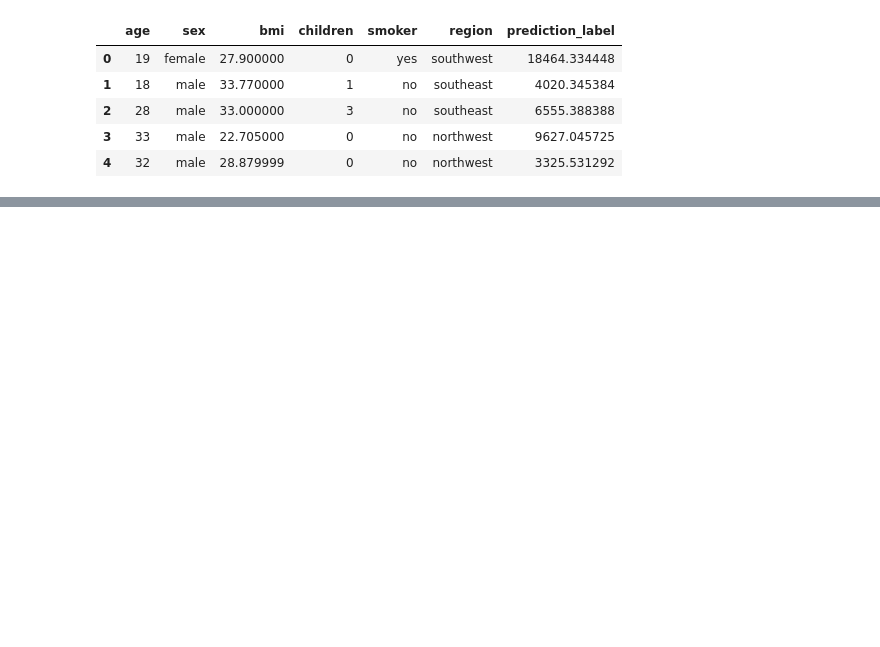
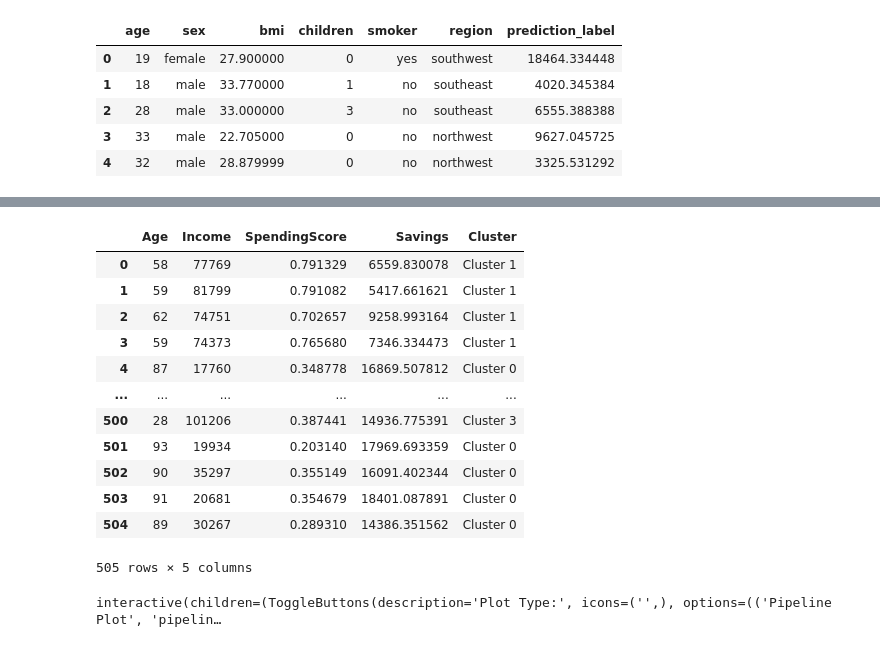
Before and after one commit to jagvgithub/Classification_Regression_models, a Jupyter notebook: Modelos_generales.ipynb, the cells around one changed output, grey strips where cells are left out. Saved outputs shown, nothing was run; the diff lists cells and outputs as text; code cells hidden in the pictures; blank space fills up the shorter version.

```diff
--- a/Modelos_generales.ipynb
+++ b/Modelos_generales.ipynb
@@ -957,0 +1114,2 @@ save_model(best,'modelo_regresion')
+# %%
+kmeans = create_model('kmeans')
@@ -957,0 +1121,20 @@ save_model(best,'modelo_regresion')
+# %%
+assign_model(kmeans)
+# %% [output]
+|  | Age | Income | SpendingScore | Savings | Cluster |
+| 0 | 58 | 77769 | 0.791329 | 6559.830078 | Cluster 1 |
+| 1 | 59 | 81799 | 0.791082 | 5417.661621 | Cluster 1 |
+| 2 | 62 | 74751 | 0.702657 | 9258.993164 | Cluster 1 |
+| 3 | 59 | 74373 | 0.765680 | 7346.334473 | Cluster 1 |
+| 4 | 87 | 17760 | 0.348778 | 16869.507812 | Cluster 0 |
+| ... | ... | ... | ... | ... | ... |
+| 500 | 28 | 101206 | 0.387441 | 14936.775391 | Cluster 3 |
+| 501 | 93 | 19934 | 0.203140 | 17969.693359 | Cluster 0 |
+| 502 | 90 | 35297 | 0.355149 | 16091.402344 | Cluster 0 |
+| 503 | 91 | 20681 | 0.354679 | 18401.087891 | Cluster 0 |
+| 504 | 89 | 30267 | 0.289310 | 14386.351562 | Cluster 0 |
+505 rows × 5 columns
+# %%
+evaluate_model(kmeans)
+# %% [output]
+interactive(children=(ToggleButtons(description='Plot Type:', icons=('',), options=(('Pipeline Plot', 'pipelin…
```
Also changed, not shown: parts of 31 cells of this notebook.
